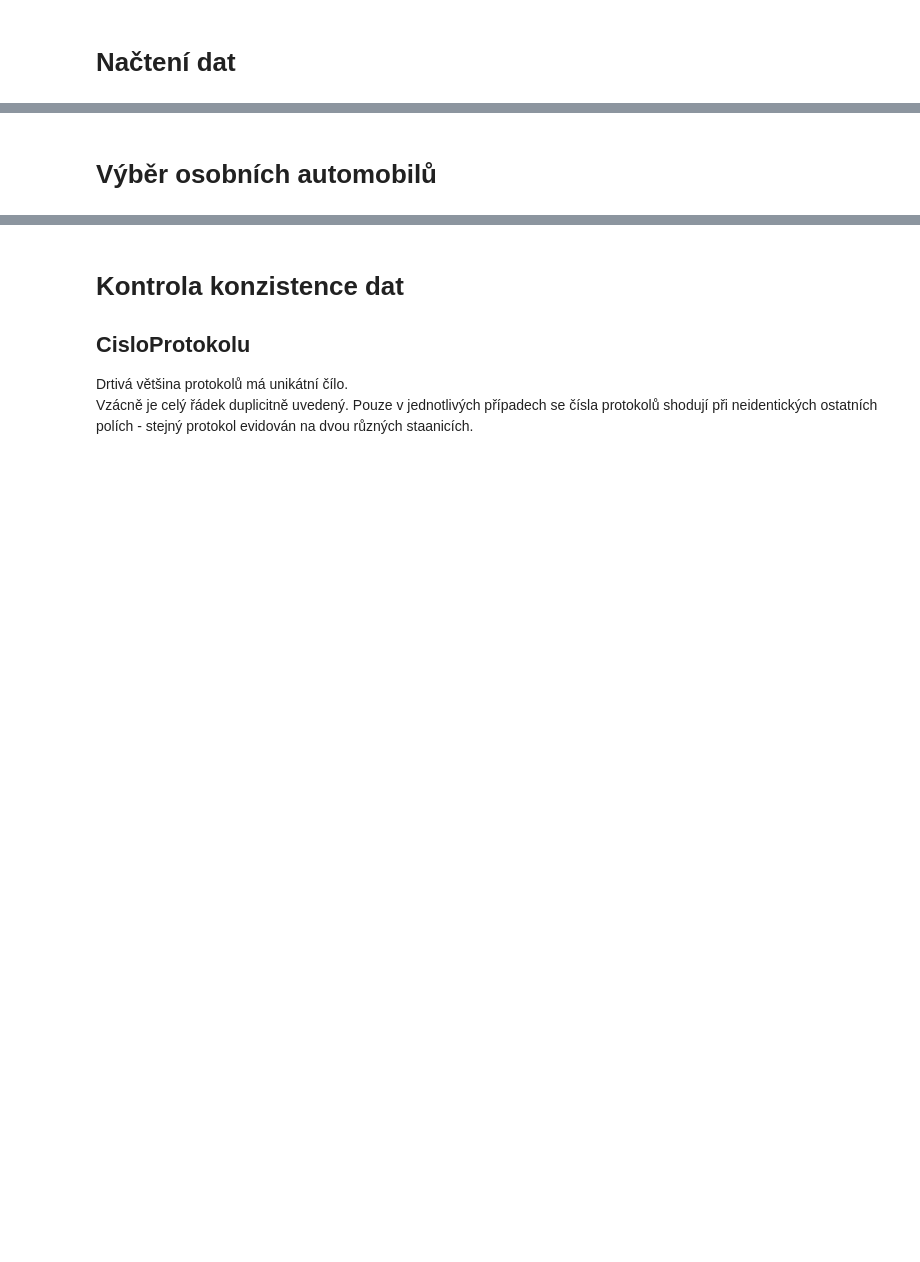
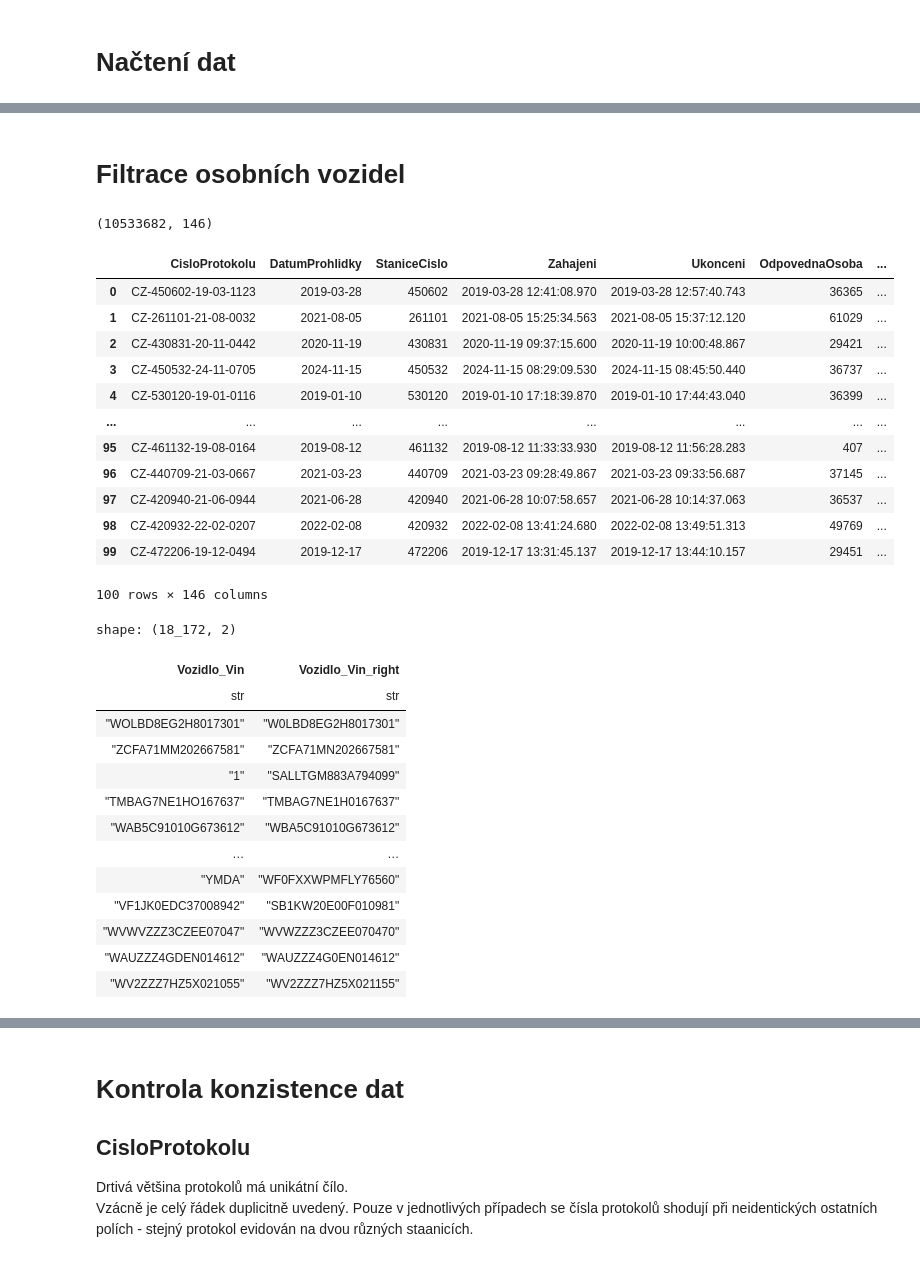
Before and after one commit to opendatalabcz/emissions-data-analysis-cz, a Jupyter notebook: kod/diesel_processing.ipynb, the cells around one changed output, grey strips where cells are left out. Cells and saved outputs as stored; diff of their text form; code cells hidden in the pictures; blank space fills up the shorter version.

```diff
--- a/kod/diesel_processing.ipynb
+++ b/kod/diesel_processing.ipynb
@@ -70,0 +75,4 @@ shape: (1, 143)
+# %%
+df_technicka = pl.read_parquet('kod/data/prohlidky_vozidel_stk_a_sme/parquet/prohlidky', schema=prohlidky_schema)
+short_display(df_technicka)
+display_counts(df_technicka)
@@ -71,2 +110,35 @@ shape: (1, 143)
 # %% [markdown]
-# Výběr osobních automobilů
+# Filtrace osobních vozidel
+# %%
+df = df_all.join(df_technicka[['CisloProtokolu', 'Vozidlo_Vin', 'Vozidlo_Kategorie', 'Emise_CisloProtokolu']], on='CisloProtokolu', how='left')
+short_display(df, 100)
+df['Vozidlo_Vin', 'Vozidlo_Vin_right'].filter(pl.col('Vozidlo_Vin') != pl.col('Vozidlo_Vin_right'))
+# %% [output]
+(10533682, 146)
+|  | CisloProtokolu | DatumProhlidky | StaniceCislo | Zahajeni | Ukonceni | OdpovednaOsoba | ... |
+| 0 | CZ-450602-19-03-1123 | 2019-03-28 | 450602 | 2019-03-28 12:41:08.970 | 2019-03-28 12:57:40.743 | 36365 | ... |
+| 1 | CZ-261101-21-08-0032 | 2021-08-05 | 261101 | 2021-08-05 15:25:34.563 | 2021-08-05 15:37:12.120 | 61029 | ... |
+| 2 | CZ-430831-20-11-0442 | 2020-11-19 | 430831 | 2020-11-19 09:37:15.600 | 2020-11-19 10:00:48.867 | 29421 | ... |
+| 3 | CZ-450532-24-11-0705 | 2024-11-15 | 450532 | 2024-11-15 08:29:09.530 | 2024-11-15 08:45:50.440 | 36737 | ... |
+| 4 | CZ-530120-19-01-0116 | 2019-01-10 | 530120 | 2019-01-10 17:18:39.870 | 2019-01-10 17:44:43.040 | 36399 | ... |
+| ... | ... | ... | ... | ... | ... | ... | ... |
+| 95 | CZ-461132-19-08-0164 | 2019-08-12 | 461132 | 2019-08-12 11:33:33.930 | 2019-08-12 11:56:28.283 | 407 | ... |
+| 96 | CZ-440709-21-03-0667 | 2021-03-23 | 440709 | 2021-03-23 09:28:49.867 | 2021-03-23 09:33:56.687 | 37145 | ... |
+| 97 | CZ-420940-21-06-0944 | 2021-06-28 | 420940 | 2021-06-28 10:07:58.657 | 2021-06-28 10:14:37.063 | 36537 | ... |
+| 98 | CZ-420932-22-02-0207 | 2022-02-08 | 420932 | 2022-02-08 13:41:24.680 | 2022-02-08 13:49:51.313 | 49769 | ... |
+| 99 | CZ-472206-19-12-0494 | 2019-12-17 | 472206 | 2019-12-17 13:31:45.137 | 2019-12-17 13:44:10.157 | 29451 | ... |
+100 rows × 146 columns
+shape: (18_172, 2)
+| Vozidlo_Vin | Vozidlo_Vin_right |
+| str | str |
+| "WOLBD8EG2H8017301" | "W0LBD8EG2H8017301" |
+| "ZCFA71MM202667581" | "ZCFA71MN202667581" |
+| "1" | "SALLTGM883A794099" |
+| "TMBAG7NE1HO167637" | "TMBAG7NE1H0167637" |
+| "WAB5C91010G673612" | "WBA5C91010G673612" |
+| … | … |
+| "YMDA" | "WF0FXXWPMFLY76560" |
+| "VF1JK0EDC37008942" | "SB1KW20E00F010981" |
+| "WVWVZZZ3CZEE07047" | "WVWZZZ3CZEE070470" |
+| "WAUZZZ4GDEN014612" | "WAUZZZ4G0EN014612" |
+| "WV2ZZZ7HZ5X021055" | "WV2ZZZ7HZ5X021155" |
```
Also changed, not shown: parts of 8 cells of this notebook, 2 other files.
